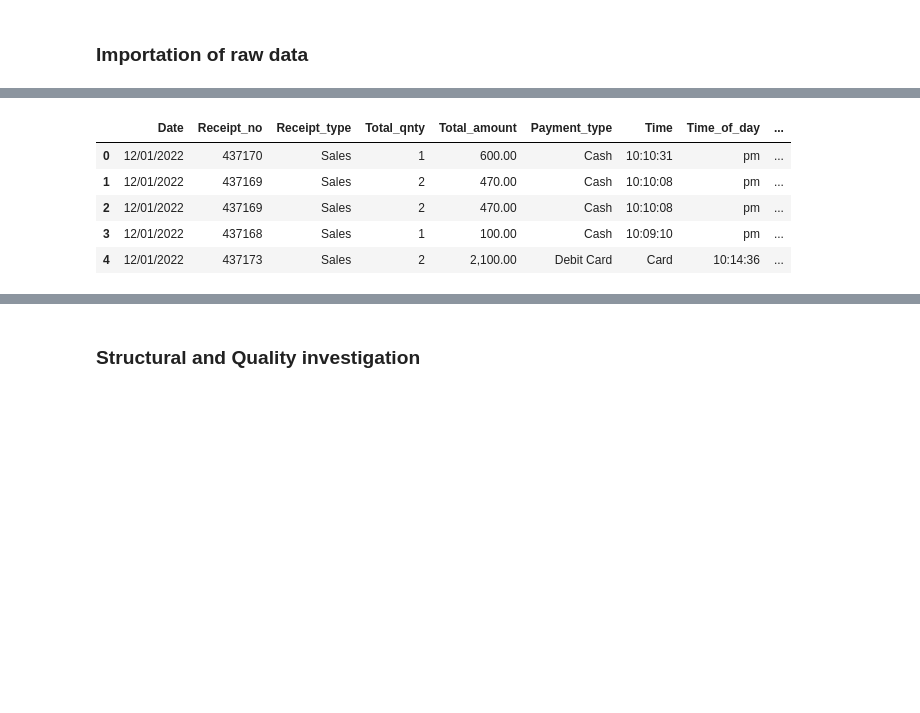
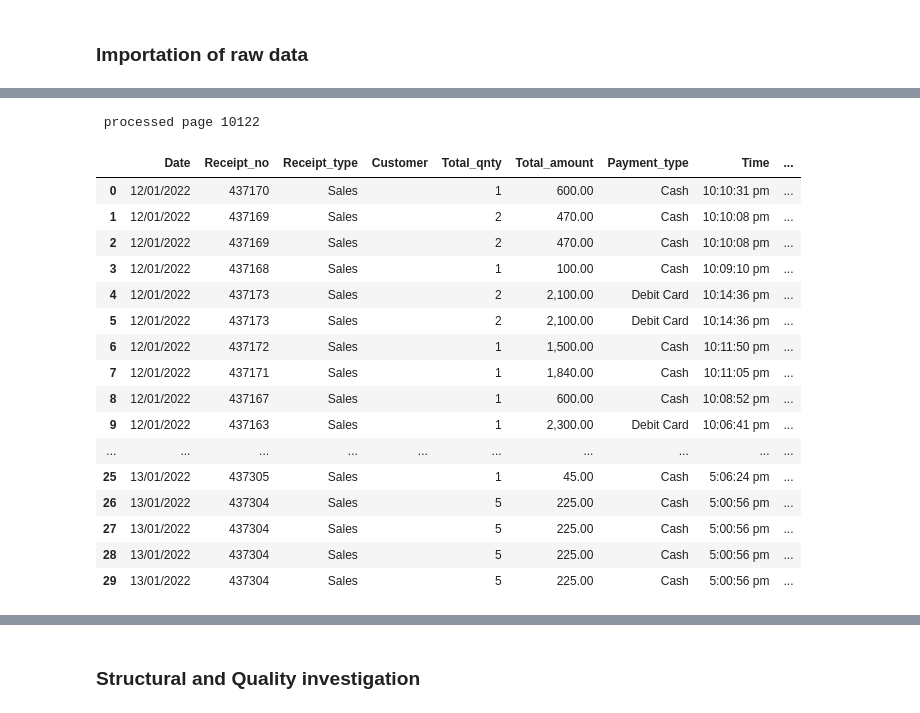
Before and after one commit to KessyLovely42/BritonandkayMLprojects, a Jupyter notebook: notebooks/oleh-salesforecasting-model-poc.ipynb, the cells around one changed output, grey strips where cells are left out. Drawn from its saved outputs; the diff is of its cells as text; code cells hidden in the pictures; blank space fills up the shorter version.

Commit message:
Handled missing values and inconsistent data entry and made data ready for exploratory analysis

```diff
--- a/notebooks/oleh-salesforecasting-model-poc.ipynb
+++ b/notebooks/oleh-salesforecasting-model-poc.ipynb
@@ -86,13 +29,77 @@ len(data_frames)
+# %%
+#raw data path
+raw_data_path = Path.joinpath(Path.cwd().parent,"data/raw/details.pdf")
+
+#create an empty list of dataframes
+data_frames = []
+
+try:
+    with pymupdf.open(raw_data_path) as pdf:
+            sales_group = []
+            for page_index, page in enumerate(pdf):
+                rows=[]
+                lines = page.get_text('blocks')
+                date_pattern = r'\d{2}/\d{2}/\d{4}'
+                for line in lines:
+                    if line[0] == -0.2411675900220871:
+                        split_lines = line[4].splitlines()
+                        date_indices = [index  for index, element in enumerate(split_lines) if re.search(date_pattern, element)]
+                        for index_number, index in enumerate(date_indices):
+                            if index_number < len(date_indices)-1:
+                                sales_group = split_lines[index:date_indices[index_number + 1]]
+                            else:
+                                sales_group = split_lines[index:]
+                            if re.match(r'\D', sales_group[3]):
+                                break
+                            else:
+                                sales_group.insert(3,'')
+                            main_row = sales_group[:10]
+                            #Retrieve groups of 4 elements after the 9th element
+                            for i in range(10, len(sales_group), 4):
+                                sub_row = sales_group[i:i + 4]  # Get a group of 4 elements
+                                if len(sub_row) < 4:
+                                    page_element = [element for element in sub_row  if re.search('page', element, re.IGNORECASE)]
+                                    if page_element:
+                                        break
+                                    else:
+                                        sub_row += [''] * (4 - len(sub_row))  # Pad with empty strings if fewer than 4 elements
+
+                                rows.append(main_row + sub_row)
+                # if page_index == 2:
+                #      print('maximum page reached')
+                #      break
+                print(f'\r processed page {page_index + 1}', end=" ")
+                page_df = pd.DataFrame(rows, columns=['Date','Receipt_no', 'Receipt_type','Customer', 'Total_qnty',
+                                                    'Total_amount', 'Payment_type', 'Time', 'Cashpoint_number', 'Cashier',
+                                                            'item_no', 'product_name', 'quantity','amount'])
+                data_frames.append(page_df)
+except FileNotFoundError:
+    print('\n file path does not exist')
+except Exception as e :
+    print(f'\n something went wrong: \n {e}')
+# %% [output]
+ processed page 10122
 # %%
 main_df = pd.concat(data_frames, ignore_index= True)
-main_df.head()
+main_df.head(30)
 # %% [output]
-|  | Date | Receipt_no | Receipt_type | Total_qnty | Total_amount | Payment_type | Time | Time_of_day | ... |
-| 0 | 12/01/2022 | 437170 | Sales | 1 | 600.00 | Cash | 10:10:31 | pm | ... |
-| 1 | 12/01/2022 | 437169 | Sales | 2 | 470.00 | Cash | 10:10:08 | pm | ... |
-| 2 | 12/01/2022 | 437169 | Sales | 2 | 470.00 | Cash | 10:10:08 | pm | ... |
-| 3 | 12/01/2022 | 437168 | Sales | 1 | 100.00 | Cash | 10:09:10 | pm | ... |
-| 4 | 12/01/2022 | 437173 | Sales | 2 | 2,100.00 | Debit Card | Card | 10:14:36 | ... |
+|  | Date | Receipt_no | Receipt_type | Customer | Total_qnty | Total_amount | Payment_type | Time | ... |
+| 0 | 12/01/2022 | 437170 | Sales |  | 1 | 600.00 | Cash | 10:10:31 pm | ... |
+| 1 | 12/01/2022 | 437169 | Sales |  | 2 | 470.00 | Cash | 10:10:08 pm | ... |
+| 2 | 12/01/2022 | 437169 | Sales |  | 2 | 470.00 | Cash | 10:10:08 pm | ... |
+| 3 | 12/01/2022 | 437168 | Sales |  | 1 | 100.00 | Cash | 10:09:10 pm | ... |
+| 4 | 12/01/2022 | 437173 | Sales |  | 2 | 2,100.00 | Debit Card | 10:14:36 pm | ... |
+| 5 | 12/01/2022 | 437173 | Sales |  | 2 | 2,100.00 | Debit Card | 10:14:36 pm | ... |
+| 6 | 12/01/2022 | 437172 | Sales |  | 1 | 1,500.00 | Cash | 10:11:50 pm | ... |
+| 7 | 12/01/2022 | 437171 | Sales |  | 1 | 1,840.00 | Cash | 10:11:05 pm | ... |
+| 8 | 12/01/2022 | 437167 | Sales |  | 1 | 600.00 | Cash | 10:08:52 pm | ... |
+| 9 | 12/01/2022 | 437163 | Sales |  | 1 | 2,300.00 | Debit Card | 10:06:41 pm | ... |
+| ... | ... | ... | ... | ... | ... | ... | ... | ... | ... |
+| 25 | 13/01/2022 | 437305 | Sales |  | 1 | 45.00 | Cash | 5:06:24 pm | ... |
+| 26 | 13/01/2022 | 437304 | Sales |  | 5 | 225.00 | Cash | 5:00:56 pm | ... |
+| 27 | 13/01/2022 | 437304 | Sales |  | 5 | 225.00 | Cash | 5:00:56 pm | ... |
+| 28 | 13/01/2022 | 437304 | Sales |  | 5 | 225.00 | Cash | 5:00:56 pm | ... |
+| 29 | 13/01/2022 | 437304 | Sales |  | 5 | 225.00 | Cash | 5:00:56 pm | ... |
 # %%
 main_df.shape
 # %% [output]
```
Also changed, not shown: parts of 56 cells of this notebook.
